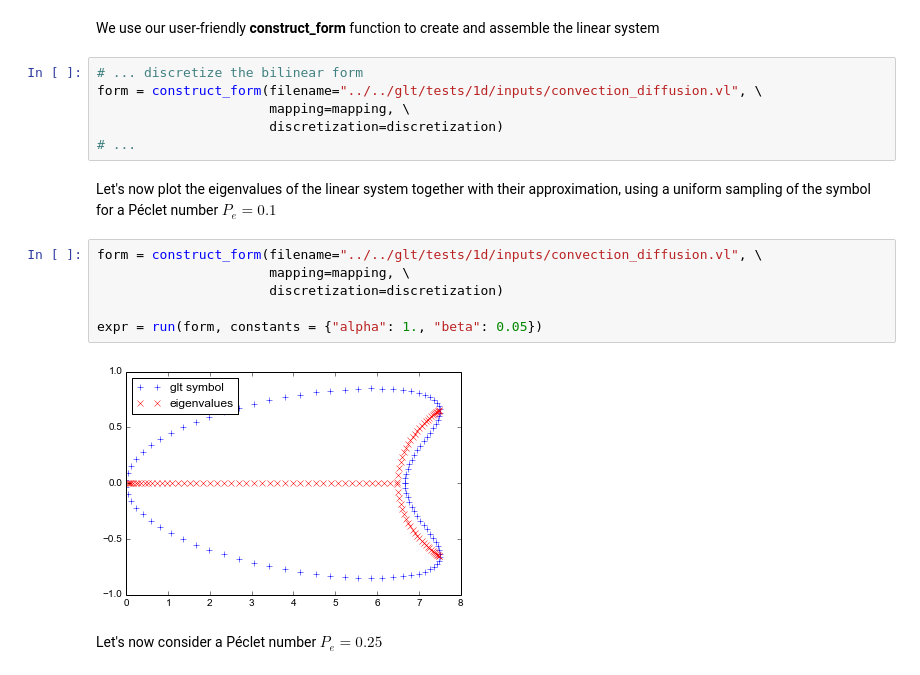
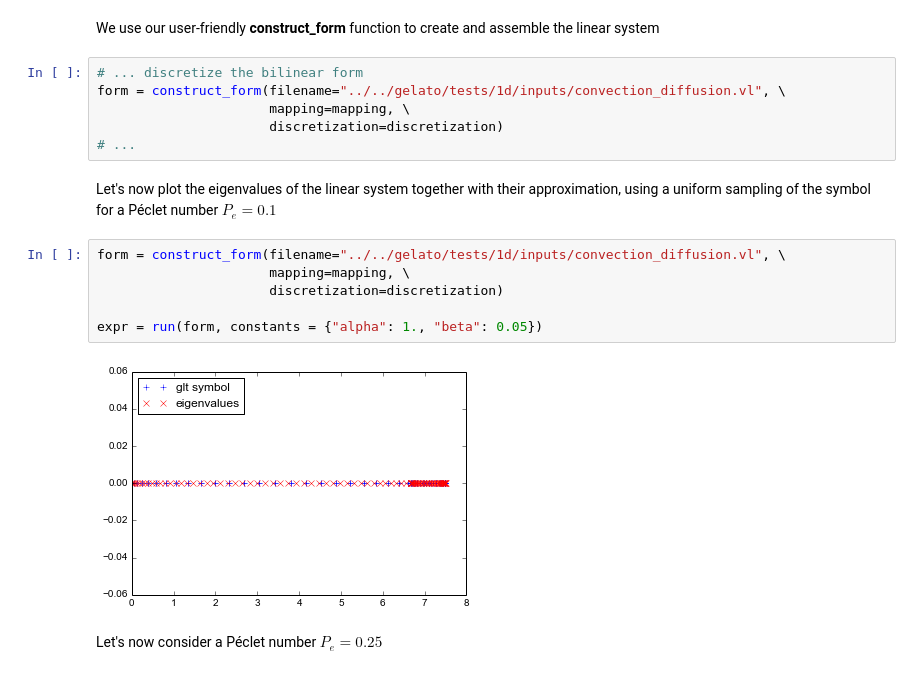
Before and after one commit to pyccel/GeLaTo, a Jupyter notebook: notebooks/tutorials/tutorial_5.ipynb, the cells around one changed output. Drawn from its saved outputs; the diff is of its cells as text.

```diff
--- a/notebooks/tutorials/tutorial_5.ipynb
+++ b/notebooks/tutorials/tutorial_5.ipynb
@@ -209,20 +209,20 @@ discretization = {"n_elements": [100], "degrees": [2]}
 We use our user-friendly **construct_form** function to create and assemble the linear system
 # %%
 # ... discretize the bilinear form
-form = construct_form(filename="../../glt/tests/1d/inputs/convection_diffusion.vl", \
+form = construct_form(filename="../../gelato/tests/1d/inputs/convection_diffusion.vl", \
                       mapping=mapping, \
                       discretization=discretization)
 # ...
 # %% [markdown]
 Let's now plot the eigenvalues of the linear system together with their approximation, using a uniform sampling of the symbol for a Péclet number $P_e = 0.1$
 # %%
-form = construct_form(filename="../../glt/tests/1d/inputs/convection_diffusion.vl", \
+form = construct_form(filename="../../gelato/tests/1d/inputs/convection_diffusion.vl", \
                       mapping=mapping, \
                       discretization=discretization)
 
 expr = run(form, constants = {"alpha": 1., "beta": 0.05})
 # %% [output]
-[figure, old version]
+[figure, new version]
 # %% [markdown]
 Let's now consider a Péclet number $P_e = 0.25$
 # %%
```
Also changed, not shown: parts of 24 cells of this notebook, 6 other files.
